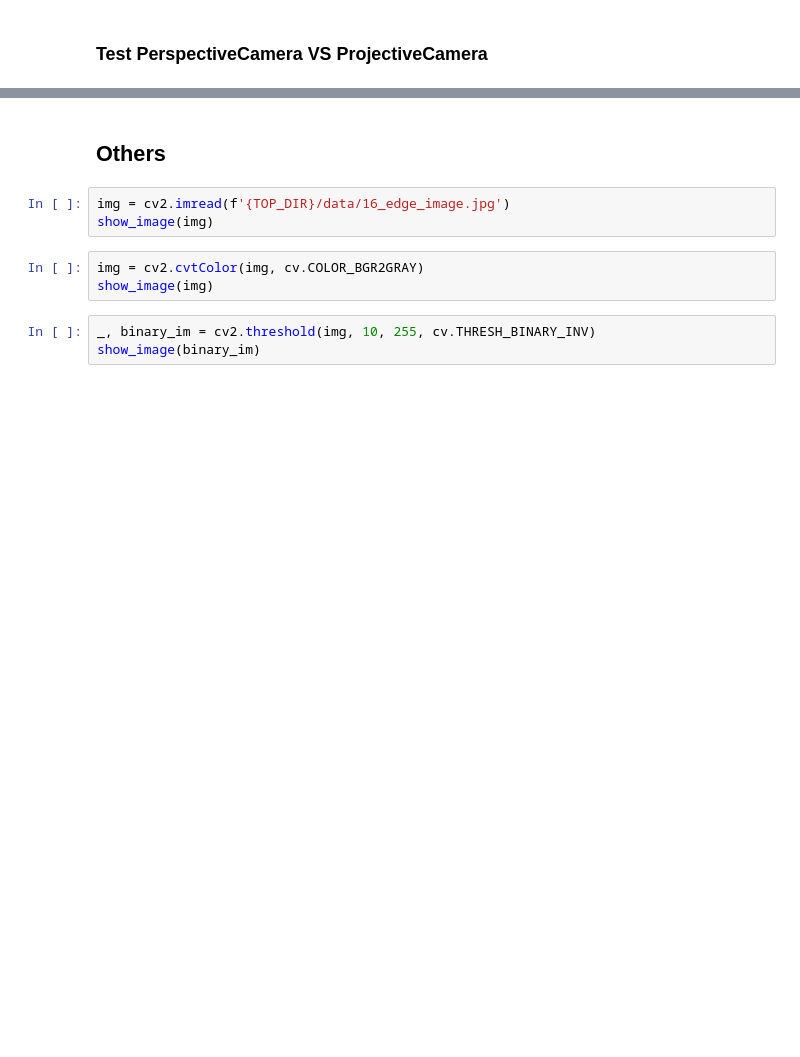
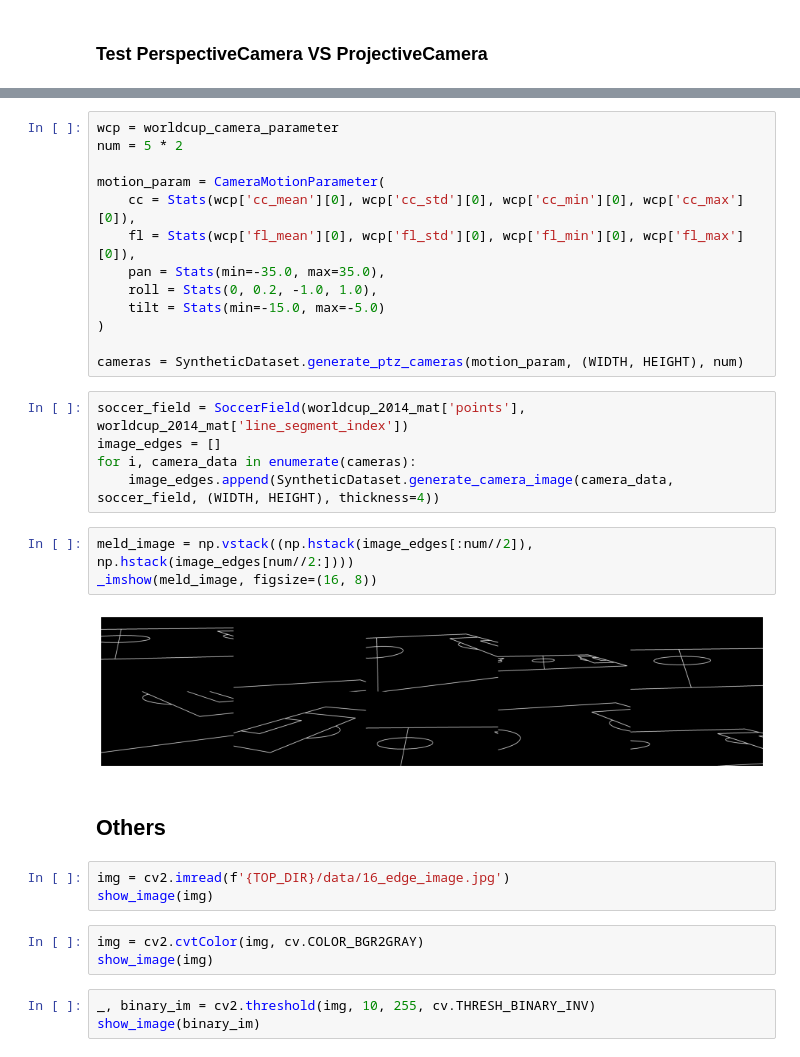
Before and after one commit to qrsforever/hzcsbet, a Jupyter notebook: docs/notebooks/SCCvSD.ipynb, the cells around one changed output, grey strips where cells are left out. Saved outputs shown, nothing was run; the diff lists cells and outputs as text; blank space fills up the shorter version.

```diff
--- a/docs/notebooks/SCCvSD.ipynb
+++ b/docs/notebooks/SCCvSD.ipynb
@@ -1357,3 +1437,26 @@ _imshow(warped_im)
+# %%
+wcp = worldcup_camera_parameter
+num = 5 * 2
+
+motion_param = CameraMotionParameter(
+    cc = Stats(wcp['cc_mean'][0], wcp['cc_std'][0], wcp['cc_min'][0], wcp['cc_max'][0]),
+    fl = Stats(wcp['fl_mean'][0], wcp['fl_std'][0], wcp['fl_min'][0], wcp['fl_max'][0]),
+    pan = Stats(min=-35.0, max=35.0),
+    roll = Stats(0, 0.2, -1.0, 1.0),
+    tilt = Stats(min=-15.0, max=-5.0)
+)
+
+cameras = SyntheticDataset.generate_ptz_cameras(motion_param, (WIDTH, HEIGHT), num)
+# %%
+soccer_field = SoccerField(worldcup_2014_mat['points'], worldcup_2014_mat['line_segment_index'])
+image_edges = []
+for i, camera_data in enumerate(cameras):
+    image_edges.append(SyntheticDataset.generate_camera_image(camera_data, soccer_field, (WIDTH, HEIGHT), thickness=4))
+# %%
+meld_image = np.vstack((np.hstack(image_edges[:num//2]), np.hstack(image_edges[num//2:])))
+_imshow(meld_image, figsize=(16, 8))
+# %% [output]
+[figure, added]
 # %% [markdown]
 ## Others
 # %%
```
Also changed, not shown: parts of 54 cells of this notebook.
